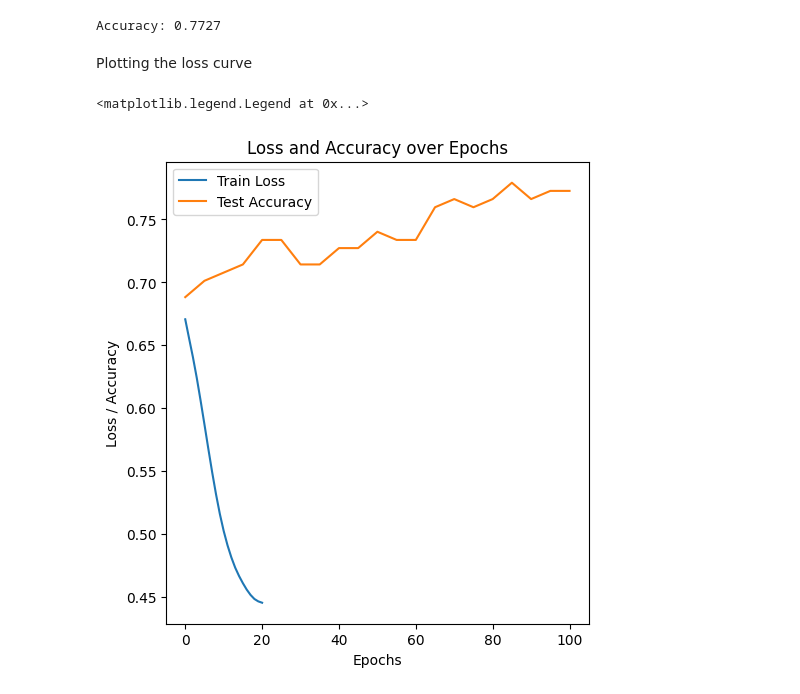
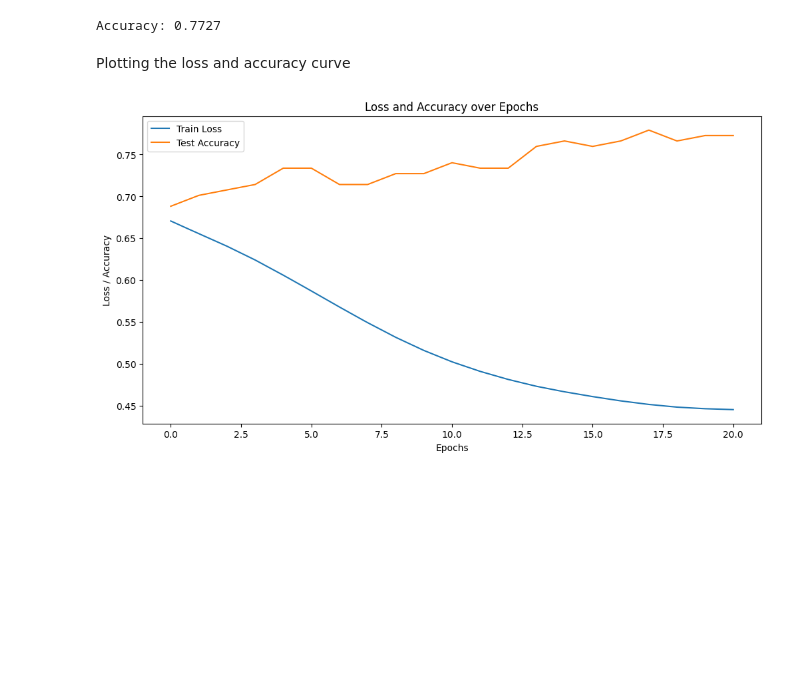
Before and after one commit to Hr15h1/Mini-Project-SemII, a Jupyter notebook: notebook_01.ipynb, the cells around one changed output. Saved outputs shown, nothing was run; the diff lists cells and outputs as text; code cells hidden in the pictures; blank space fills up the shorter version.

```diff
--- a/notebook_01.ipynb
+++ b/notebook_01.ipynb
@@ -192,16 +192,15 @@ print(f"Accuracy: {accuracy_score(y_test, y_pred):.4f}")
 # %% [output]
 Accuracy: 0.7727
 # %% [markdown]
-Plotting the loss curve
+Plotting the loss and accuracy curve
 # %%
 plt.figure(figsize=(12, 6))
-plt.subplot(1, 2, 1)
-plt.plot(loss_list, label='Train Loss')
-plt.plot([i * 5 for i in range(len(accuracy_list))], accuracy_list, label='Test Accuracy')
+sns.lineplot(x=range(len(loss_list)), y=loss_list, label='Train Loss')
+sns.lineplot(x=range(len(accuracy_list)), y=accuracy_list, label='Test Accuracy')
 plt.xlabel('Epochs')
 plt.ylabel('Loss / Accuracy')
 plt.title('Loss and Accuracy over Epochs')
 plt.legend()
+plt.show()
 # %% [output]
-<matplotlib.legend.Legend at 0x...>
-[figure, old version]
+[figure, new version]
```
